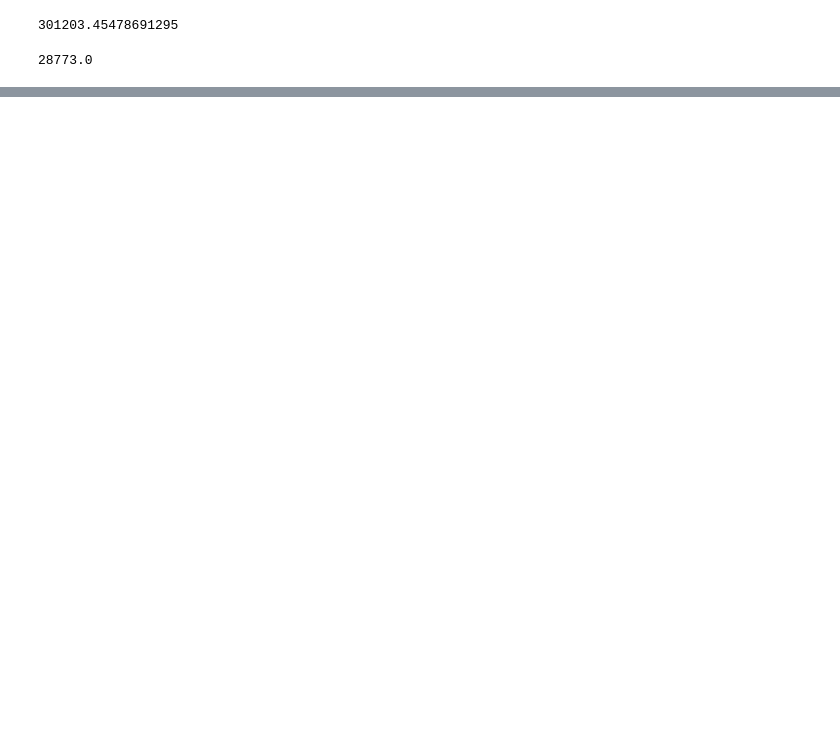
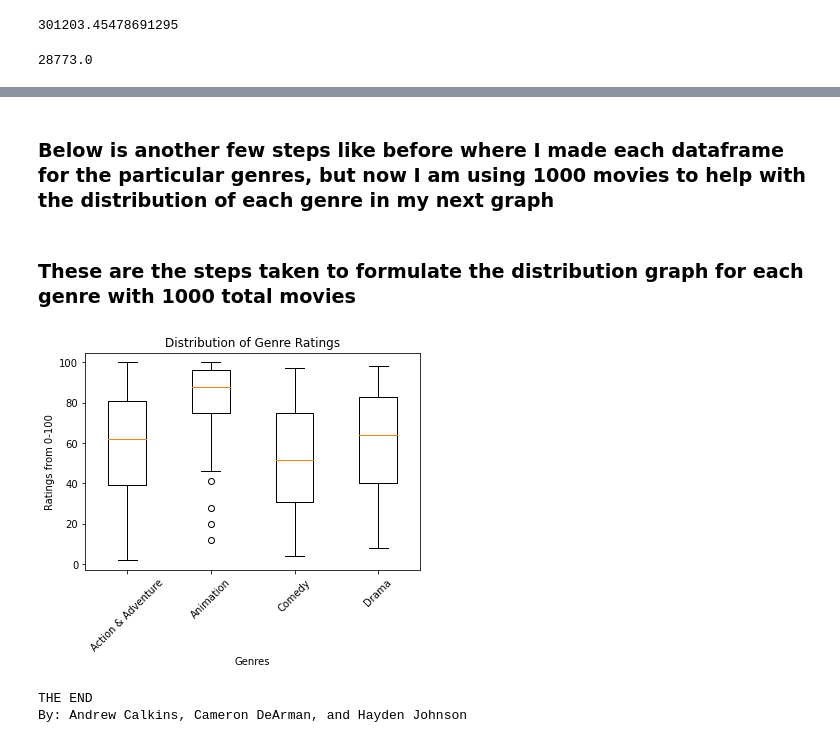
Before and after one commit to camdeman/MMA, a Jupyter notebook: Project_One_Final_Notebook.ipynb, the cells around one changed output, grey strips where cells are left out. Saved outputs shown, nothing was run; the diff lists cells and outputs as text; code cells hidden in the pictures; blank space fills up the shorter version.

```diff
--- a/Project_One_Final_Notebook.ipynb
+++ b/Project_One_Final_Notebook.ipynb
@@ -1008,0 +1398,2 @@ df_aud_count.audience_count.median()
+# %% [markdown]
+### Below is another few steps like before where I made each dataframe for the particular genres, but now I am using 1000 movies to help with the distribution of each genre in my next graph
@@ -1008,0 +1402,31 @@ df_aud_count.audience_count.median()
+# %%
+df_com_stdv = df_stdv.loc[df_stdv['Comedy']==True]
+# %%
+df_act_adv_stdv = df_stdv.loc[df_stdv['Action & Adventure']==True]
+# %%
+df_animation_stdv = df_stdv.loc[df_stdv['Animation']==True]
+# %%
+df_drama_stdv = df_stdv.loc[df_stdv['Drama']==True]
+# %% [markdown]
+### These are the steps taken to formulate the distribution graph for each genre with 1000 total movies
+# %%
+data = [df_act_adv_stdv.tomatometer_rating,
+        df_animation_stdv.tomatometer_rating,
+        df_com_stdv.tomatometer_rating,
+        df_drama_stdv.tomatometer_rating]
+fig2, ax2 = plt.subplots()
+ax2.set_title('Distribution of Genre Ratings')
+ax2.set_xlabel('Genres')
+ax2.set_ylabel('Ratings from 0-100')
+ax2.set_xticklabels(['Action & Adventure', 'Animation', 'Comedy', 'Drama'])
+ax2.tick_params(axis='x', labelrotation = 45)
+plt.boxplot(data)
+plt.show();
+# %% [output]
+[figure, added]
+# %%
+print('THE END')
+print('By: Andrew Calkins, Cameron DeArman, and Hayden Johnson')
+# %% [output]
+THE END
+By: Andrew Calkins, Cameron DeArman, and Hayden Johnson
```
Also changed, not shown: parts of 75 cells of this notebook, 3 other files.
